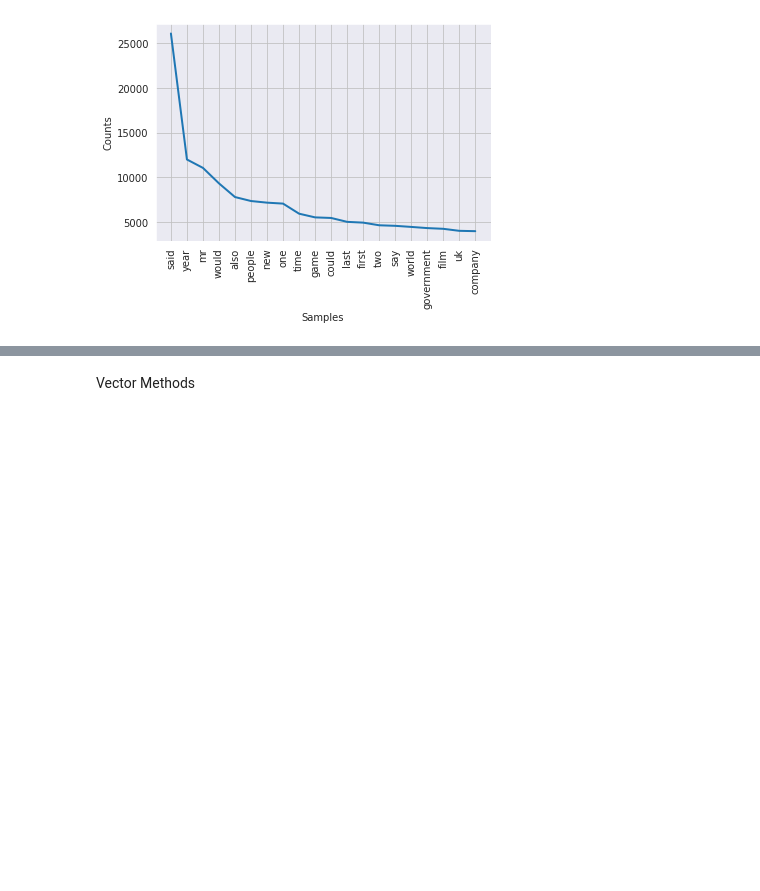
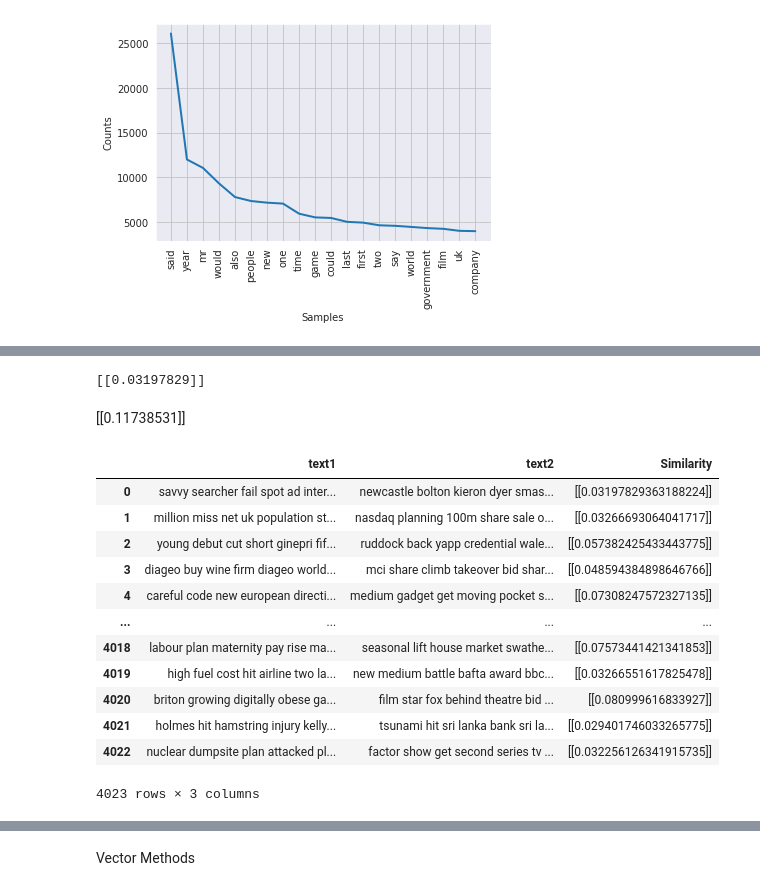
Before and after one commit to Bahaakhalled/Bahaakhalled.github.io, a Jupyter notebook: Machinfy_NLP.ipynb, the cells around one changed output, grey strips where cells are left out. Drawn from its saved outputs; the diff is of its cells as text; code cells hidden in the pictures; blank space fills up the shorter version.

```diff
--- a/Machinfy_NLP.ipynb
+++ b/Machinfy_NLP.ipynb
@@ -275,8 +299,8 @@ copydata1['text2']= copydata['text2'].apply(lambda x: TreebankWordDetokenizer().
 def replacespaces(x,space,second):
   result = x.replace(space, second)
   return result
-copydata1['text1']= copydata['text1'].apply(lambda x: replacespaces(x,'  ',' '))
-copydata1['text2']= copydata['text2'].apply(lambda x: replacespaces(x,'  ',' '))
+copydata1['text1']= copydata1['text1'].apply(lambda x: replacespaces(x,'  ',' '))
+copydata1['text2']= copydata1['text2'].apply(lambda x: replacespaces(x,'  ',' '))
 
 #copydata1['text1']= copydata['text1'].apply(lambda x: replacespaces(x,' ',''))
 # %%
@@ -293,0 +346,46 @@ len(words)
+# %%
+
+    doc1=copydata1['text1'][0]
+    doc2=copydata1['text2'][0]
+    docs=(doc1,doc2)
+    tfidf_matrix = tfidf_vectorizer.fit_transform(docs)
+    cosine_sim = cosine_similarity(tfidf_matrix[0], tfidf_matrix[1])
+    print(cosine_sim)
+# %% [output]
+[[0.03197829]]
+# %% [markdown]
+[[0.11738531]]
+# %%
+tfidf_vectorizer = TfidfVectorizer()
+def SimilarityFn():
+  similarity=[]
+  for i in range(len(copydata1)):
+    doc1=copydata1['text1'][i]
+    doc2=copydata1['text2'][i]
+    docs=(doc1,doc2)
+    tfidf_matrix = tfidf_vectorizer.fit_transform(docs)
+    cosine_sim = cosine_similarity(tfidf_matrix[0], tfidf_matrix[1])
+    similarity.append(cosine_sim)
+  return similarity
+similarity=SimilarityFn()
+# %%
+data_tf=copydata1.copy()
+data_tf['Similarity']=similarity
+# %%
+data_tf=data_tf.drop('Unique_ID',axis=1)
+# %%
+data_tf
+# %% [output]
+|  | text1 | text2 | Similarity |
+| 0 | savvy searcher fail spot ad inter... | newcastle bolton kieron dyer smas... | [[0.03197829363188224]] |
+| 1 | million miss net uk population st... | nasdaq planning 100m share sale o... | [[0.03266693064041717]] |
+| 2 | young debut cut short ginepri fif... | ruddock back yapp credential wale... | [[0.057382425433443775]] |
+| 3 | diageo buy wine firm diageo world... | mci share climb takeover bid shar... | [[0.048594384898646766]] |
+| 4 | careful code new european directi... | medium gadget get moving pocket s... | [[0.07308247572327135]] |
+| ... | ... | ... | ... |
+| 4018 | labour plan maternity pay rise ma... | seasonal lift house market swathe... | [[0.07573441421341853]] |
+| 4019 | high fuel cost hit airline two la... | new medium battle bafta award bbc... | [[0.03266551617825478]] |
+| 4020 | briton growing digitally obese ga... | film star fox behind theatre bid ... | [[0.080999616833927]] |
+| 4021 | holmes hit hamstring injury kelly... | tsunami hit sri lanka bank sri la... | [[0.029401746033265775]] |
+| 4022 | nuclear dumpsite plan attacked pl... | factor show get second series tv ... | [[0.032256126341915735]] |
+4023 rows × 3 columns
```
Also changed, not shown: parts of 17 cells of this notebook.
